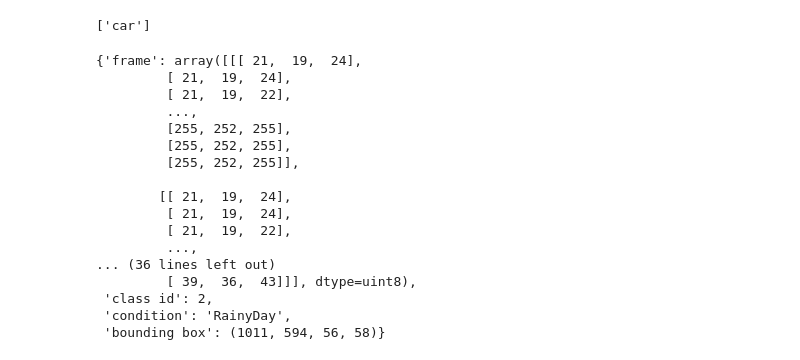
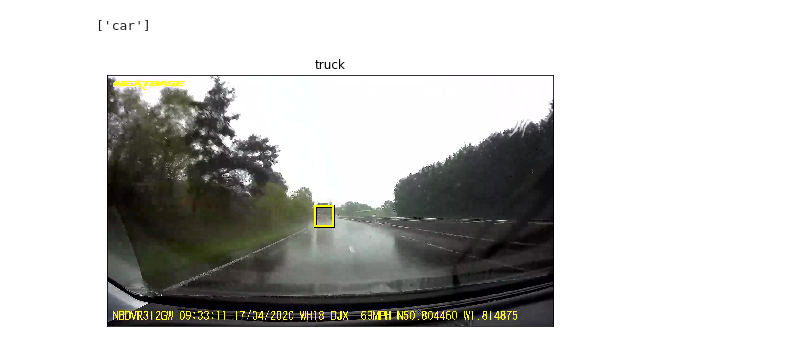
Before and after one commit to ehsantaati/ObjectDetection_Compare_BU, a Jupyter notebook: Comparing_Objects.ipynb, the cells around one changed output. Drawn from its saved outputs; the diff is of its cells as text; code cells hidden in the pictures.

Commit message:
changing dataset and adding show_bbox function

```diff
--- a/Comparing_Objects.ipynb
+++ b/Comparing_Objects.ipynb
@@ -24,9 +29,13 @@ i2c = lambda i : [k for k,v in classes.items() if v ==i] # convert values to cla
 i2c(0)
 # %% [output]
 ['car']
+# %%
+class ToTensor(transforms.ToTensor):
+    def __call__(self, inp):
+        return super().__call__(inp[0]), inp[1]
 # %%
-class dataset(Dataset):
-    def __init__(self,csv_file, root_dir, transform=None):
+class ODdataset(Dataset):
+    def __init__(self,csv_file, root_dir, transform=ToTensor()):
 
         self.labels = pd.read_csv(csv_file)
         self.root_dir = root_dir
@@ -41,38 +50,28 @@ class dataset(Dataset):
             idx = idx.tolist()
 
         frame_name = os.path.join(self.root_dir,self.labels.iloc[idx,0])# finding the frame path
-        condition = re.findall(r'\w+[0-9]+/',self.labels.iloc[idx,0])
-        condition = re.sub('\d+/', '', condition[0])
         frame = io.imread(frame_name) # reading frame
-        cls_id,x,y,w,h = self.labels.iloc[idx,1:]
-        bb = (x,y,w,h) # bounding box coordinates
+        y_cls,x,y,w,h = self.labels.iloc[idx,1:]
+        y_bbox = (x,y,w,h) # bounding box coordinates
 
-        sample = {'frame':frame,'class id':cls_id,'condition':condition,'bounding box':bb}
 
-        if self.transform:
-            image = self.transform(image)
-
-        return sample
+        return frame, (torch.Tensor([y_cls]).long(), torch.Tensor(y_bbox).float())
 # %%
-# initiate dataset
-dataset = dataset(csv_file = './mergedlbls.csv', root_dir = 'Frames/')
+# initiate datasets
+test_ds= ODdataset(csv_file = 'mergedlbls.csv', root_dir = 'Frames/')
-# %%
-dataset[0]
-# %% [output]
-{'frame': array([[[ 21,  19,  24],
-         [ 21,  19,  24],
-         [ 21,  19,  22],
-         ...,
-         [255, 252, 255],
-         [255, 252, 255],
-         [255, 252, 255]],
-
-        [[ 21,  19,  24],
-         [ 21,  19,  24],
-         [ 21,  19,  22],
-         ...,
-... (36 lines left out)
-         [ 39,  36,  43]]], dtype=uint8),
- 'class id': 2,
- 'condition': 'RainyDay',
- 'bounding box': (1011, 594, 56, 58)}
+# %%
+def show_img_bbox(x,y,ax=None):
+    H,W = x.shape[1:]
+    xc = y[1][0]
+    yc = y[1][1]
+    w = y[1][2]
+    h = y[1][3]
+    xtl = xc-w/2
+    ytl = yc-w/2
+    ax = show_img(x, ax=ax, title=i2c(y[0])[0])
+    draw_rect(ax, [xtl, ytl], w, h)
+# %%
+x,y =test_ds[18]
+show_img_bbox(x,y)
+# %% [output]
+[figure, added]
```
Also changed, not shown: parts of 4 cells of this notebook.
